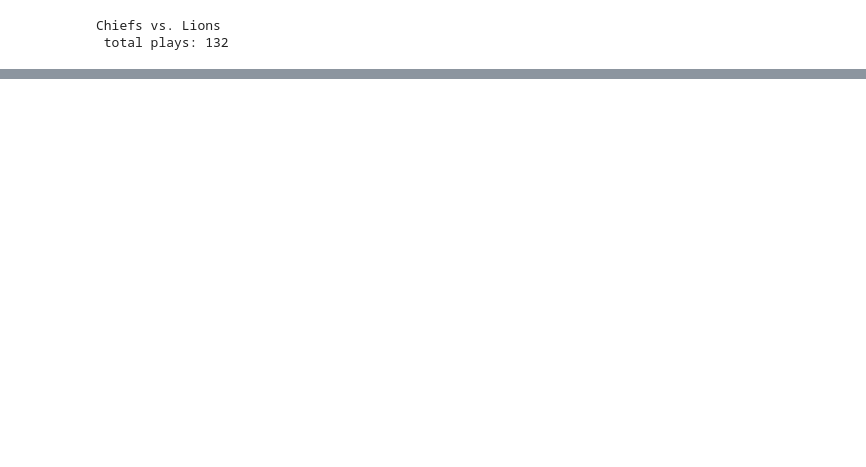
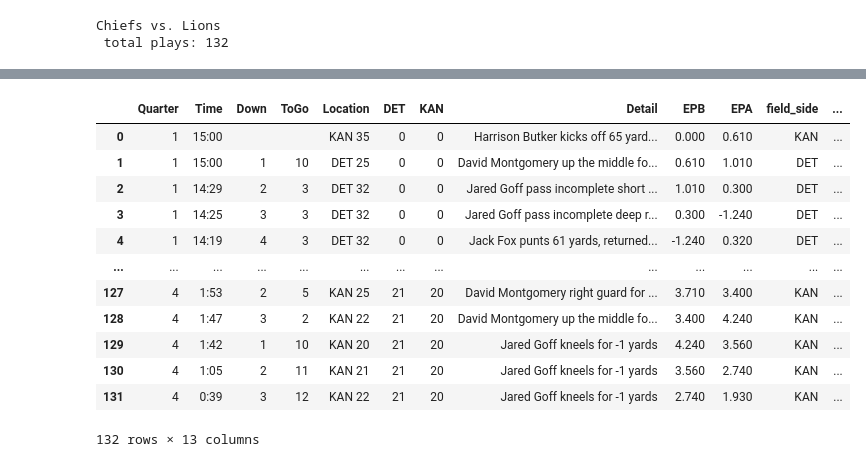
Before and after one commit to benkearsley/nfl_scraping_project, a Jupyter notebook: Game Data Collection.ipynb, the cells around one changed output, grey strips where cells are left out. Drawn from its saved outputs; the diff is of its cells as text; code cells hidden in the pictures; blank space fills up the shorter version.

```diff
--- a/Game Data Collection.ipynb
+++ b/Game Data Collection.ipynb
@@ -39,6 +40,7 @@ def get_drive_table(team, soup):
 
 
 def scrape_pbp(game_page_soup):
+    pbp_datas = []
     pbp_parent = game_page_soup.find('div', {'class': 'table_wrapper', 'id': 'all_pbp'})
     if pbp_parent:
         pbp_div = pbp_parent.find(string=lambda text: isinstance(text, Comment))
@@ -52,10 +54,10 @@ def scrape_pbp(game_page_soup):
                 for play in plays:
                     columns = play.find_all(['th', 'td'])
                     play_data = [column.get_text(strip=False) for column in columns]
-                    pbp_data.append(play_data)
+                    pbp_datas.append(play_data)
 
-    pbp_data = pd.DataFrame(columns = column_headers, data = pbp_data)
-    return pbp_data
+    pbp_datas = pd.DataFrame(columns = column_headers, data = pbp_datas)
+    return pbp_datas
 # %%
 # scraping 1 game
 pbp_data = []
@@ -143,0 +181,16 @@ ValueError: Can only compare identically-labeled Series objects
+# %%
+pbp_data
+# %% [output]
+|  | Quarter | Time | Down | ToGo | Location | DET | KAN | Detail | EPB | EPA | field_side | ... |
+| 0 | 1 | 15:00 |  |  | KAN 35 | 0 | 0 | Harrison Butker kicks off 65 yard... | 0.000 | 0.610 | KAN | ... |
+| 1 | 1 | 15:00 | 1 | 10 | DET 25 | 0 | 0 | David Montgomery up the middle fo... | 0.610 | 1.010 | DET | ... |
+| 2 | 1 | 14:29 | 2 | 3 | DET 32 | 0 | 0 | Jared Goff pass incomplete short ... | 1.010 | 0.300 | DET | ... |
+| 3 | 1 | 14:25 | 3 | 3 | DET 32 | 0 | 0 | Jared Goff pass incomplete deep r... | 0.300 | -1.240 | DET | ... |
+| 4 | 1 | 14:19 | 4 | 3 | DET 32 | 0 | 0 | Jack Fox punts 61 yards, returned... | -1.240 | 0.320 | DET | ... |
+| ... | ... | ... | ... | ... | ... | ... | ... | ... | ... | ... | ... | ... |
+| 127 | 4 | 1:53 | 2 | 5 | KAN 25 | 21 | 20 | David Montgomery right guard for ... | 3.710 | 3.400 | KAN | ... |
+| 128 | 4 | 1:47 | 3 | 2 | KAN 22 | 21 | 20 | David Montgomery up the middle fo... | 3.400 | 4.240 | KAN | ... |
+| 129 | 4 | 1:42 | 1 | 10 | KAN 20 | 21 | 20 | Jared Goff kneels for -1 yards | 4.240 | 3.560 | KAN | ... |
+| 130 | 4 | 1:05 | 2 | 11 | KAN 21 | 21 | 20 | Jared Goff kneels for -1 yards | 3.560 | 2.740 | KAN | ... |
+| 131 | 4 | 0:39 | 3 | 12 | KAN 22 | 21 | 20 | Jared Goff kneels for -1 yards | 2.740 | 1.930 | KAN | ... |
+132 rows × 13 columns
```
Also changed, not shown: parts of 5 cells of this notebook.
